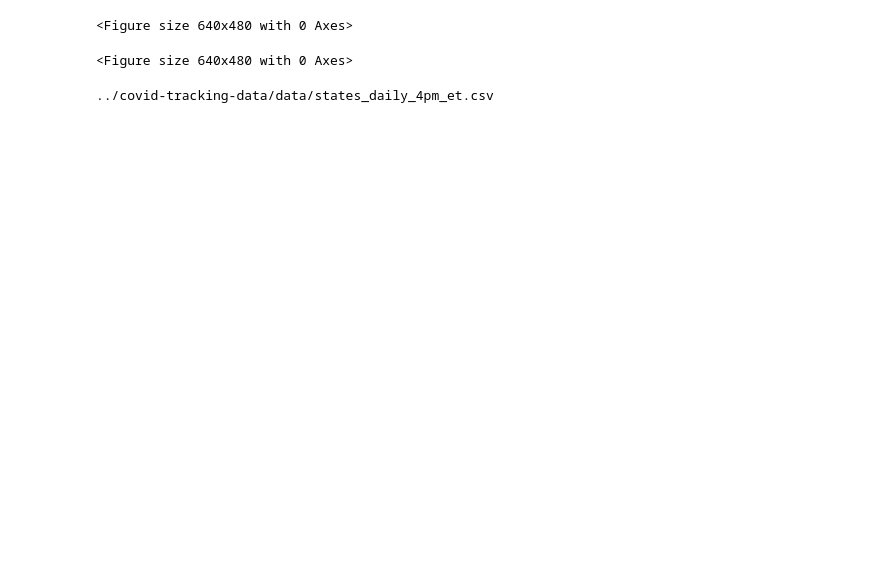
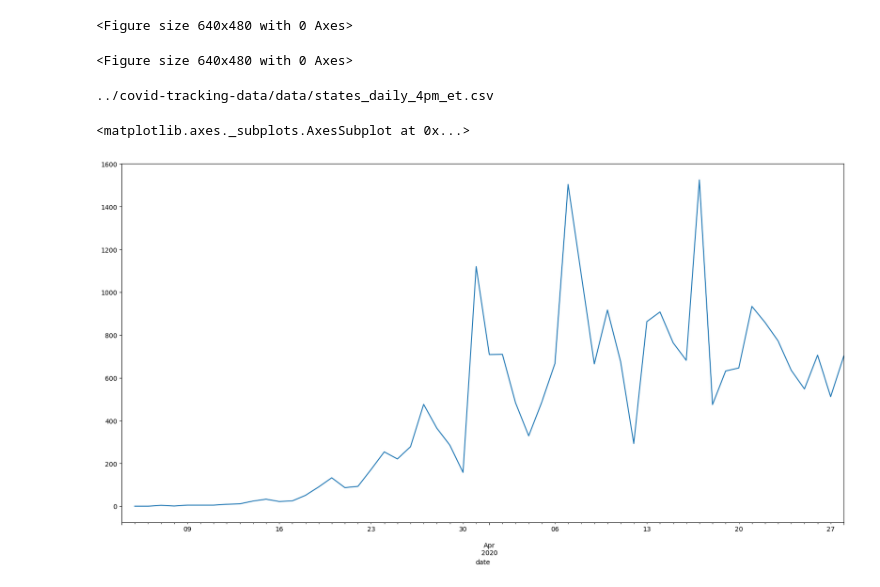
Before and after one commit to beala/covid_forecasts, a Jupyter notebook: Graphs.ipynb, the cells around one changed output. Drawn from its saved outputs; the diff is of its cells as text; code cells hidden in the pictures; blank space fills up the shorter version.

```diff
--- a/Graphs.ipynb
+++ b/Graphs.ipynb
@@ -51,7 +62,13 @@ plt.savefig("ga_mobility.png")
 <Figure size 640x480 with 0 Axes>
 <Figure size 640x480 with 0 Axes>
 # %%
-!ls  ../covid-tracking-data/data/states_daily_4pm_et.csv
-#pd.read_csv("../")
+!ls ../covid-tracking-data/data/states_daily_4pm_et.csv
+states = pd.read_csv("../covid-tracking-data/data/states_daily_4pm_et.csv", parse_dates = ['date'], index_col = 'date')
 # %% [output]
 ../covid-tracking-data/data/states_daily_4pm_et.csv
+# %%
+states[states['state'] == 'GA']['positiveIncrease'].plot(
+    figsize=(20,10))
+# %% [output]
+<matplotlib.axes._subplots.AxesSubplot at 0x...>
+[figure, added]
```
Also changed, not shown: parts of 1 cell of this notebook.
